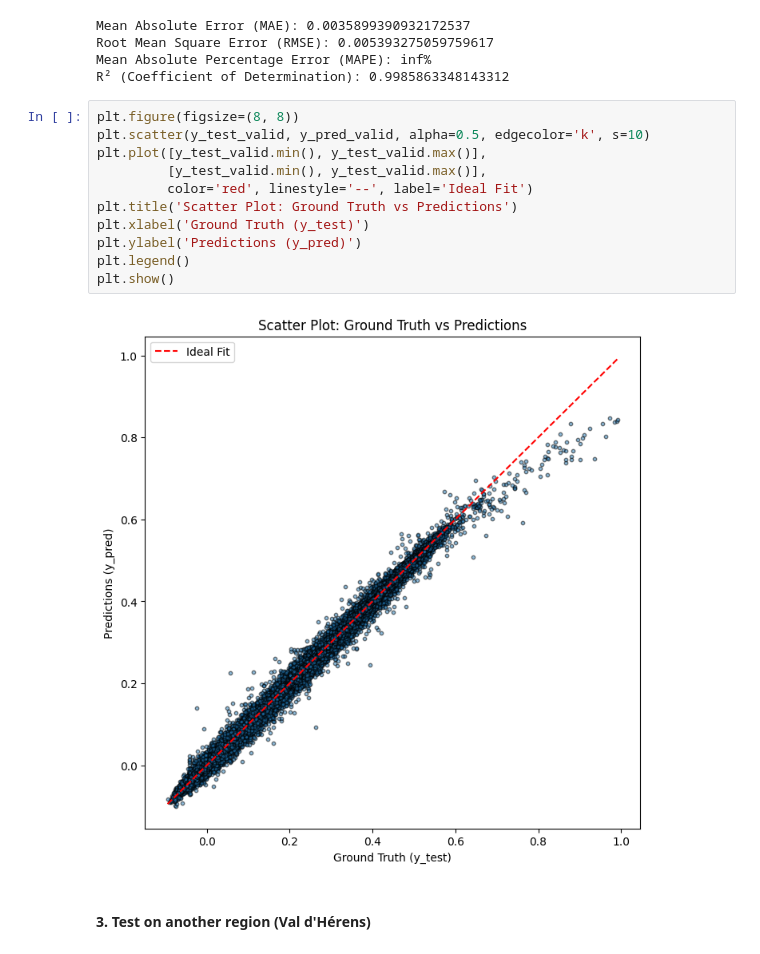
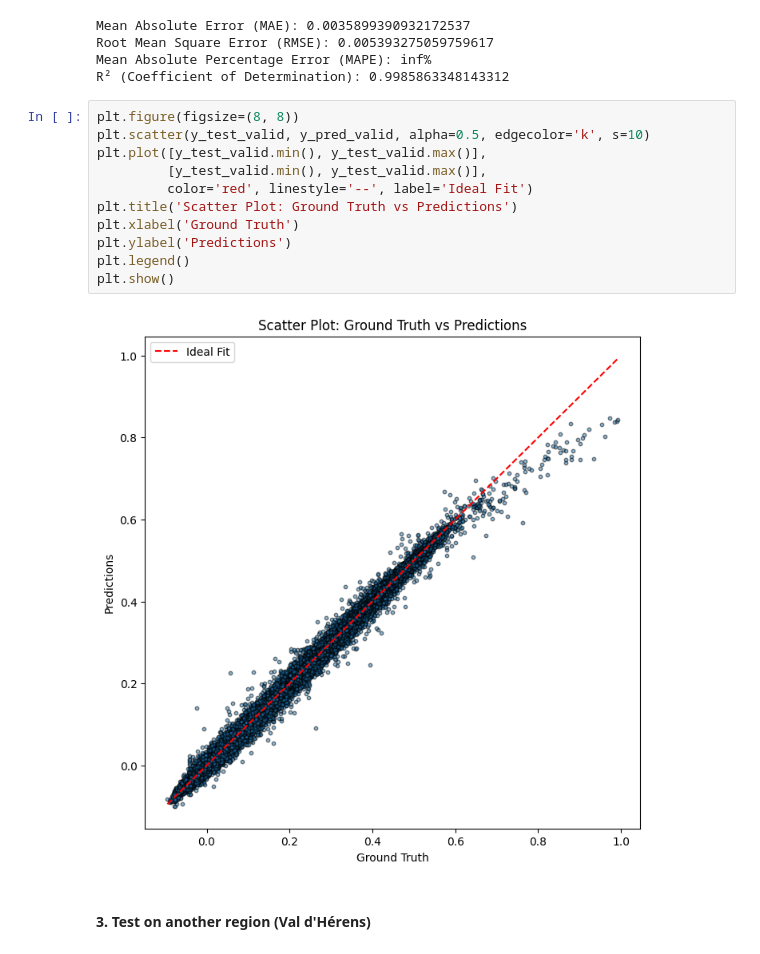
Before and after one commit to larasauser/2024_MLEES, a Jupyter notebook: Project/project_script.ipynb, the cells around one changed output. Cells and saved outputs as stored; diff of their text form.

```diff
--- a/Project/project_script.ipynb
+++ b/Project/project_script.ipynb
@@ -1303,16 +1303,16 @@ R² (Coefficient of Determination): 0.9985863348143312
 # %%
 plt.figure(figsize=(8, 8))
 plt.scatter(y_test_valid, y_pred_valid, alpha=0.5, edgecolor='k', s=10)
 plt.plot([y_test_valid.min(), y_test_valid.max()],
          [y_test_valid.min(), y_test_valid.max()],
          color='red', linestyle='--', label='Ideal Fit')
 plt.title('Scatter Plot: Ground Truth vs Predictions')
-plt.xlabel('Ground Truth (y_test)')
-plt.ylabel('Predictions (y_pred)')
+plt.xlabel('Ground Truth')
+plt.ylabel('Predictions')
 plt.legend()
 plt.show()
 # %% [output]
-[figure, old version]
+[figure, new version]
 # %% [markdown]
 #### 3. Test on another region (Val d'Hérens)
 # %%
```
Also changed, not shown: parts of 3 cells of this notebook.
